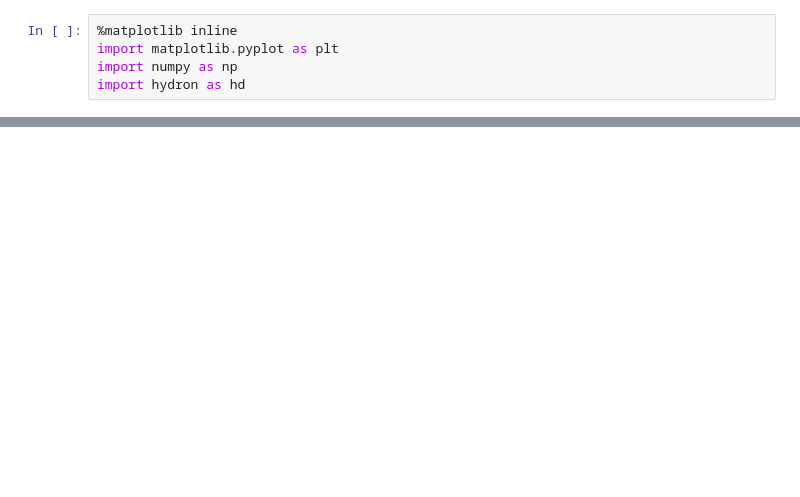
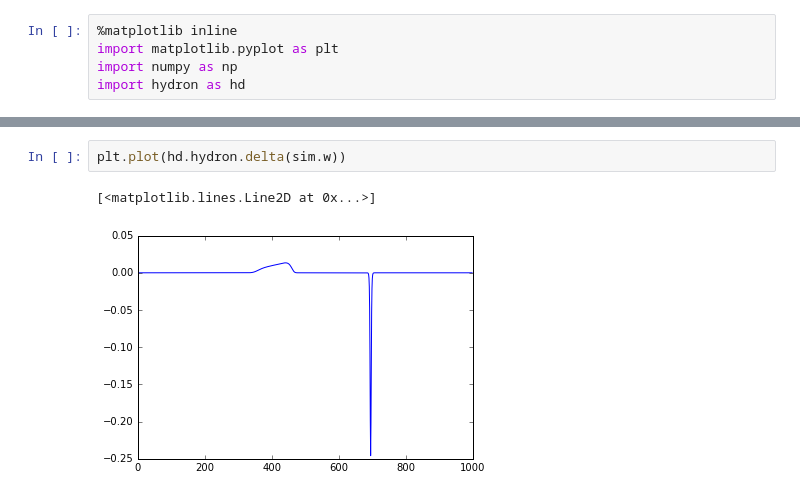
Before and after one commit to temik42/lib, a Jupyter notebook: hydron/example-Copy1.ipynb, the cells around one changed output, grey strips where cells are left out. Cells and saved outputs as stored; diff of their text form; blank space fills up the shorter version.

```diff
--- a/hydron/example-Copy1.ipynb
+++ b/hydron/example-Copy1.ipynb
@@ -70,0 +63,5 @@ print '\tqqq'
+# %%
+plt.plot(hd.hydron.delta(sim.w))
+# %% [output]
+[<matplotlib.lines.Line2D at 0x...>]
+[figure, added]
```
Also changed, not shown: parts of 8 cells of this notebook, 11 other files.
